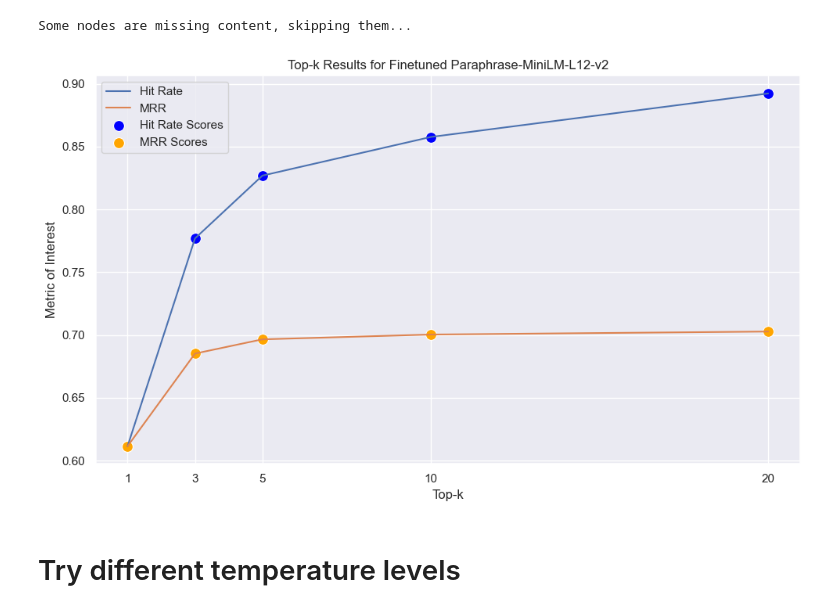
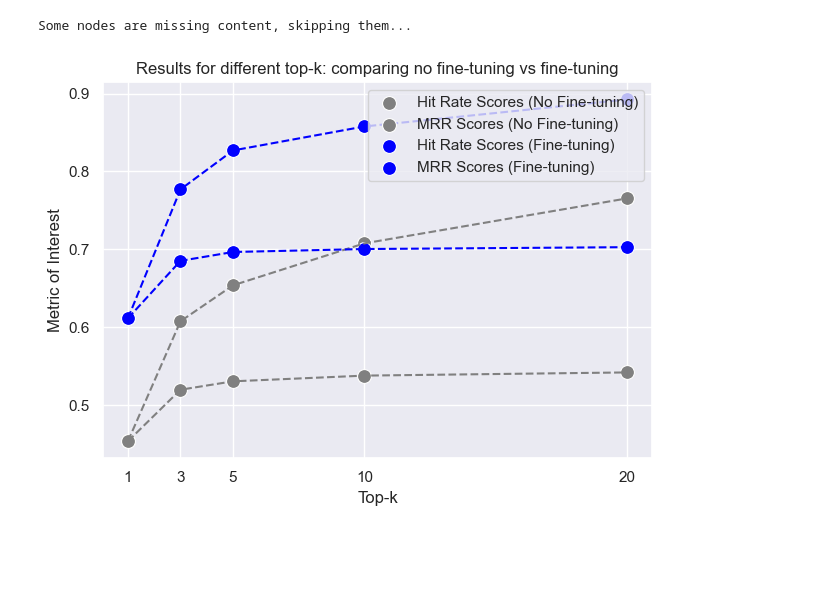
Before and after one commit to giobbu/GenAI, a Jupyter notebook: embedding-multilingual/improving_with_finetuning.ipynb, the cells around one changed output. Saved outputs shown, nothing was run; the diff lists cells and outputs as text; code cells hidden in the pictures; blank space fills up the shorter version.

Commit message:
finetuning embedding: clean notebook

```diff
--- a/embedding-multilingual/improving_with_finetuning.ipynb
+++ b/embedding-multilingual/improving_with_finetuning.ipynb
@@ -166,8 +160,22 @@ Some nodes are missing content, skipping them...
 2025-07-22 16:08:56.875 | INFO     | utils.utils_embedding:evaluate_different_top_k:160 - Evaluating for top_k=20
 Some nodes are missing content, skipping them...
 # %%
-plot_topk_results(df_results_finetuning, "Top-k Results for Finetuned Paraphrase-MiniLM-L12-v2")
+sns.lineplot(data=df_results_no_finetuning, x="top_k", y="is_hit", color="gray", linestyle='--')
+sns.lineplot(data=df_results_no_finetuning, x="top_k", y="mrr", color="gray", linestyle='--')
+sns.scatterplot(data=df_results_no_finetuning, x="top_k", y="is_hit", color="gray", s=100, label=f"Hit Rate Scores (No Fine-tuning)", marker='o')
+sns.scatterplot(data=df_results_no_finetuning, x="top_k", y="mrr", color="gray", s=100, label=f"MRR Scores (No Fine-tuning)", marker='o')
+
+sns.lineplot(data=df_results_finetuning, x="top_k", y="is_hit", color="blue", linestyle='--')
+sns.lineplot(data=df_results_finetuning, x="top_k", y="mrr", color="blue", linestyle='--')
+sns.scatterplot(data=df_results_finetuning, x="top_k", y="is_hit", color="blue", s=100, label=f"Hit Rate Scores (Fine-tuning)", marker='o')
+sns.scatterplot(data=df_results_finetuning, x="top_k", y="mrr", color="blue", s=100, label=f"MRR Scores (Fine-tuning)", marker='o')
+
+plt.title("Results for different top-k: comparing no fine-tuning vs fine-tuning")
+plt.xlabel("Top-k")
+plt.ylabel("Metric of Interest")
+plt.xticks(ticks=df_results_no_finetuning["top_k"].unique())
+plt.grid(True)
+plt.tight_layout()
+plt.show()
 # %% [output]
-[figure, old version]
+[figure, new version]
-# %% [markdown]
-# Try different temperature levels
```
Also changed, not shown: parts of 5 cells of this notebook.
